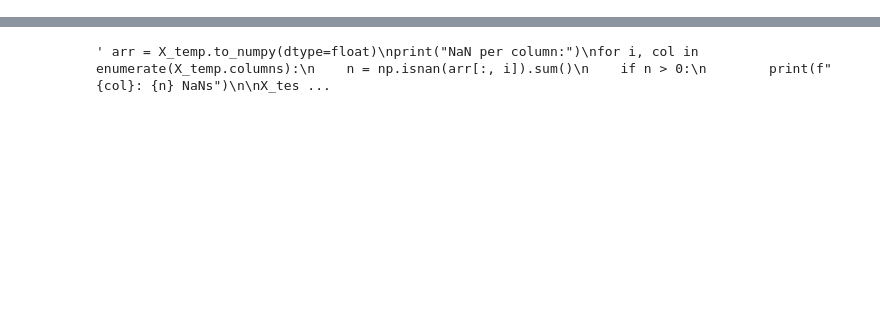
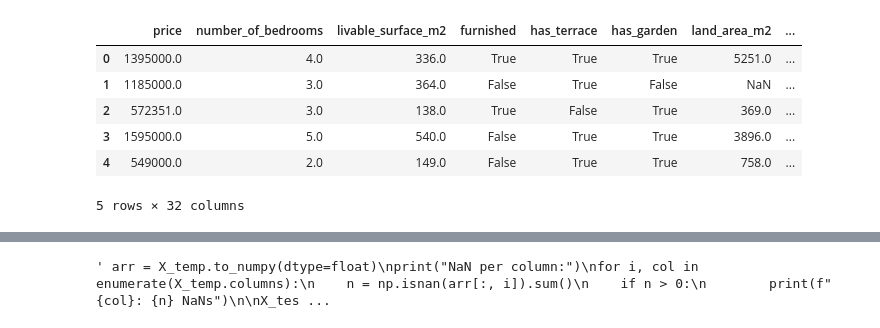
Before and after one commit to JanKazimir/ImmoElizza_team3, a Jupyter notebook: notebooks/Jan_model_building.ipynb, the cells around one changed output, grey strips where cells are left out. Saved outputs shown, nothing was run; the diff lists cells and outputs as text; code cells hidden in the pictures; blank space fills up the shorter version.

```diff
--- a/notebooks/Jan_model_building.ipynb
+++ b/notebooks/Jan_model_building.ipynb
@@ -113,3 +151,17 @@ df['furnished'] = df['furnished'].astype('bool') # not sure why that got eaten
+# %%
+## One hot Encode of Provinces
+
+df = pd.get_dummies(df, columns=['province'], drop_first=True)
+#df = df.drop(columns=['province'])
+df.head()
+# %% [output]
+|  | price | number_of_bedrooms | livable_surface_m2 | furnished | has_terrace | has_garden | land_area_m2 | ... |
+| 0 | 1395000.0 | 4.0 | 336.0 | True | True | True | 5251.0 | ... |
+| 1 | 1185000.0 | 3.0 | 364.0 | False | True | False | NaN | ... |
+| 2 | 572351.0 | 3.0 | 138.0 | True | False | True | 369.0 | ... |
+| 3 | 1595000.0 | 5.0 | 540.0 | False | True | True | 3896.0 | ... |
+| 4 | 549000.0 | 2.0 | 149.0 | False | True | True | 758.0 | ... |
+5 rows × 32 columns
 # %%
 ## Data Cleaned : commented out so i can skip it
 
```
Also changed, not shown: parts of 23 cells of this notebook.
